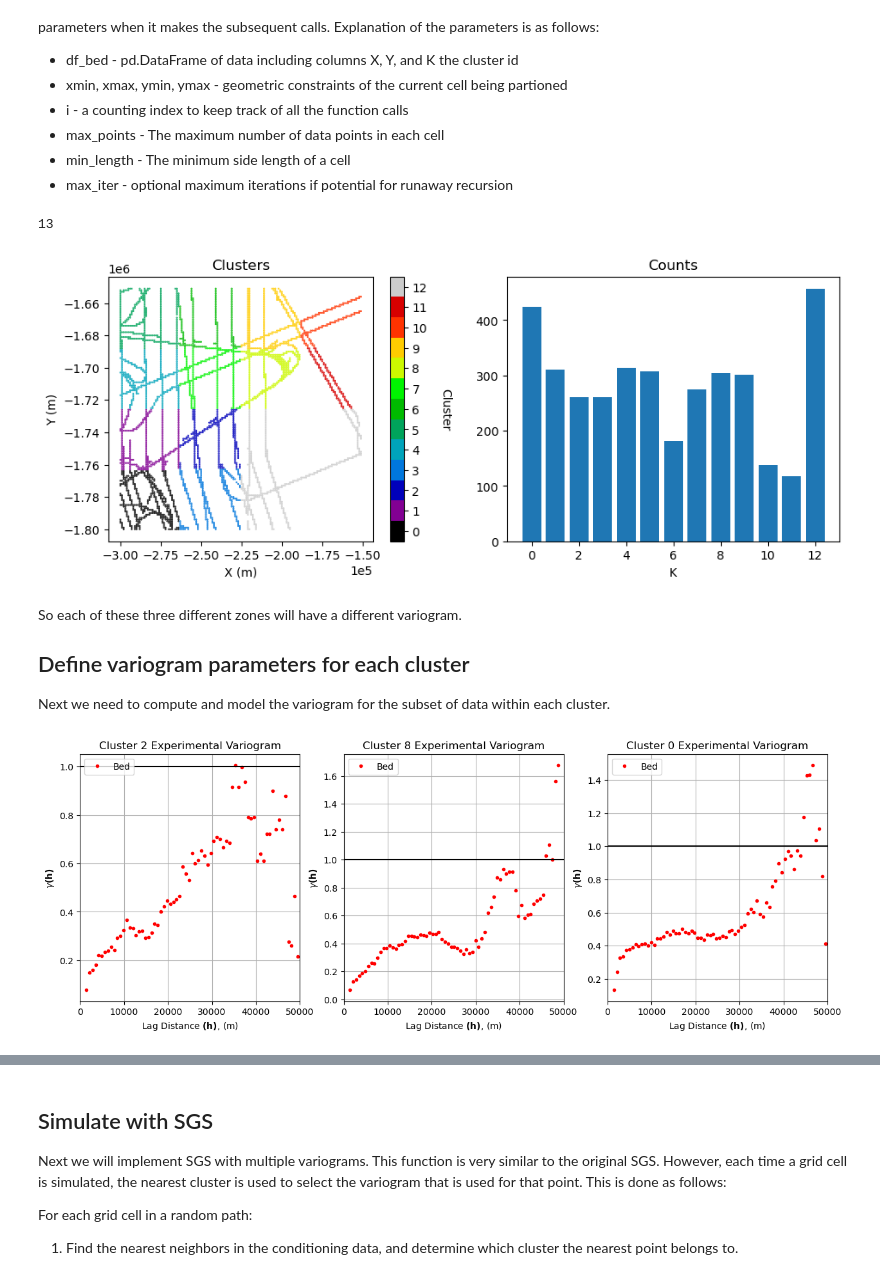
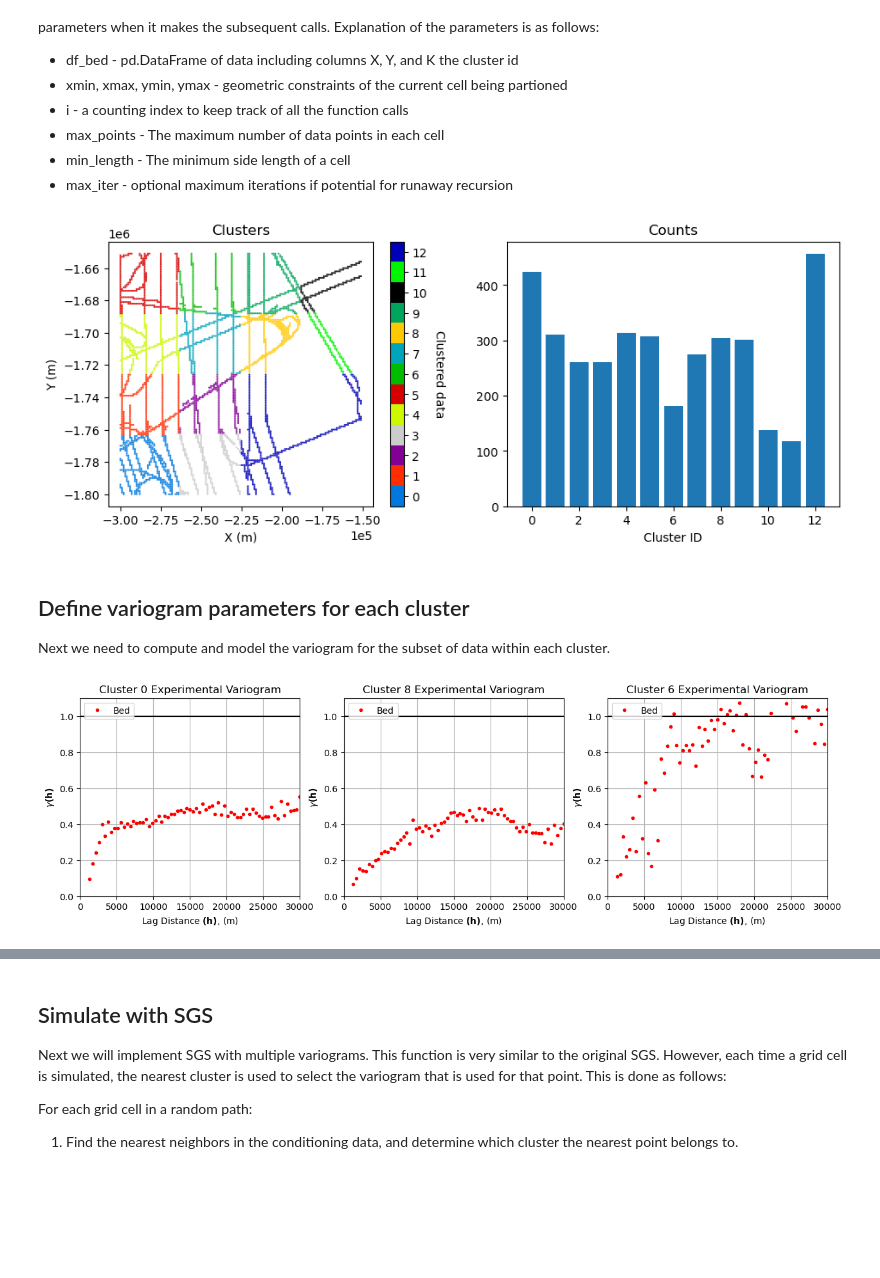
Before and after one commit to GatorGlaciology/GStatSim, a Jupyter notebook: GStat-Sim/7_non-stationary_SGS_example2.ipynb, the cells around one changed output, grey strips where cells are left out. Drawn from its saved outputs; the diff is of its cells as text; code cells hidden in the pictures; blank space fills up the shorter version.

```diff
--- a/GStat-Sim/7_non-stationary_SGS_example2.ipynb
+++ b/GStat-Sim/7_non-stationary_SGS_example2.ipynb
@@ -87,9 +90,12 @@ df_grid, i = gs.adaptive_partitioning(df_grid, xmin, xmax, ymin, ymax, i, max_po
 # %%
-unique, counts = np.unique(df_grid.K, return_counts=True)
-unique_count = len(unique)
-print(unique_count)
+clusters, counts = np.unique(df_grid.K, return_counts=True)
+n_clusters = len(clusters)
 
-cmap = plt.get_cmap('nipy_spectral', unique_count)
+# if more than 20 clusters, use different colormap scheme
+rng = default_rng()
+vals = np.linspace(0, 1.0, n_clusters)
+rng.shuffle(vals)
+cmap = plt.cm.colors.ListedColormap(plt.cm.nipy_spectral(vals))
 
 fig, (ax1, ax2) = plt.subplots(1, 2, figsize=(11,4))
 
@@ -99,64 +105,62 @@ formatter.set_scientific(True)
 formatter.set_powerlimits((-1,1))
 ax1.xaxis.set_major_formatter(formatter)
 
-im = ax1.scatter(df_grid['X'],df_grid['Y'], c = df_grid['K'], cmap=cmap, marker=".", s = 1)
-im.set_clim(-0.5, max(unique)+0.5)
+im = ax1.scatter(df_grid['X'], df_grid['Y'], c=df_grid['K'], cmap=cmap, marker=".", s=1)
+im.set_clim(-0.5, max(clusters)+0.5)
 ax1.set_title('Clusters')
 ax1.set_xlabel('X (m)')
 ax1.set_ylabel('Y (m)')
 cbar = plt.colorbar(im, orientation="vertical", ax=ax1)
-cbar.set_ticks(np.linspace(0, max(unique), unique_count))
-cbar.set_ticklabels(range(unique_count))
-cbar.set_label("Cluster", rotation=270, labelpad=20)
+cbar.set_ticks(np.linspace(0, max(clusters), n_clusters))
+cbar.set_ticklabels(range(n_clusters))
+cbar.set_label('Clustered data', rotation=270, labelpad=15)
 ax1.axis('scaled')
 
-ax2.bar(unique, counts)
-ax2.set_xlabel('K')
+ax2.bar(clusters, counts)
+ax2.set_xlabel('Cluster ID')
 ax2.set_title('Counts')
 plt.show()
 # %% [output]
-13
-[figure, old version]
+[figure, new version]
 # %% [markdown]
-So each of these three different zones will have a different variogram.
-
 ## Define variogram parameters for each cluster
 
 Next we need to compute and model the variogram for the subset of data within each cluster.
 # %%
 # experimental variogram parameters
-maxlag = 50000
-n_lags = 70 #num of bins
+maxlag = 30_000
+n_lags = 70
 
 variograms = []
 
-for k in unique:
+for k in clusters:
     tmp = df_grid[df_grid.K == k]
     coords = tmp[['X', 'Y']].values
     values = tmp['Nbed']
-    variograms.append(skg.Variogram(coords, values, bin_func = "even", n_lags = n_lags,
-                   maxlag = maxlag, normalize=False))
+    variograms.append(skg.Variogram(coords, values, bin_func='even', n_lags=n_lags,
+                   maxlag=maxlag, normalize=False))
 # %%
 # plot 3 random experimental variograms
 
 # choose 3 random cluster ids
 rng = default_rng()
-rints = rng.choice(unique_count, 3)
+rints = rng.choice(n_clusters, 3)
 
-fig, axs = plt.subplots(1, 3, figsize=(15, 5))
+fig, axs = plt.subplots(1, 3, figsize=(15, 4))
 
 for ax, rint in zip(axs, rints):
-    ax.plot(variograms[rint].bins,variograms[rint].experimental,'.',color = 'red',label = 'Bed')
-    ax.plot([0,50000],[1.0,1.0],color = 'black')
+    ax.plot(variograms[rint].bins, variograms[rint].experimental, '.', color='r', label='Bed')
+    ax.hlines(y=1.0, xmin=0, xmax=maxlag,color = 'black')
     ax.set_xlabel(r'Lag Distance $\bf(h)$, (m)')
     ax.set_ylabel(r'$\gamma \bf(h)$')
     ax.set_title(f'Cluster {rint} Experimental Variogram')
     ax.legend(loc='upper left')
-    ax.set_xlim([0,50000])
+    ax.set_xlim([0,maxlag])
+    ax.set_ylim([0, 1.1])
     ax.grid(True)
 plt.show()
 # %% [output]
-[figure, old version]
+[figure, new version]
 # %%
 # fit variogram model
 
```
Also changed, not shown: parts of 11 cells of this notebook, 2 other files.
